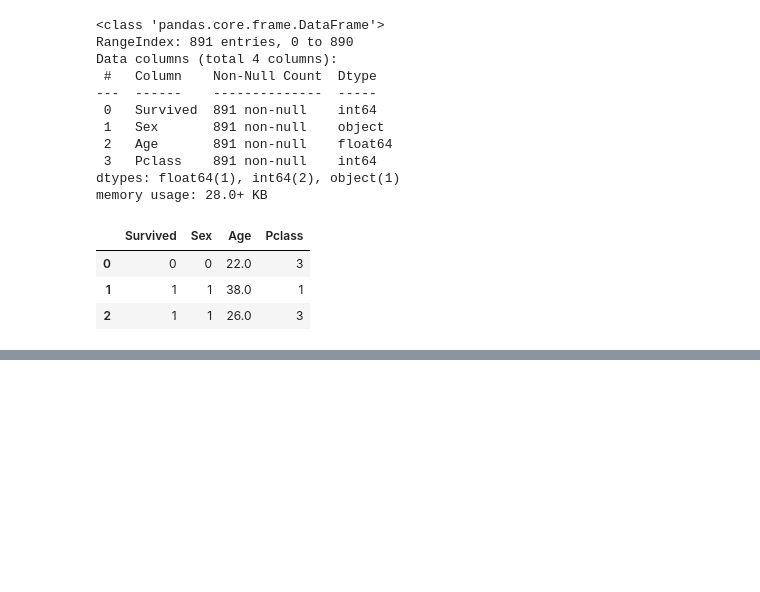
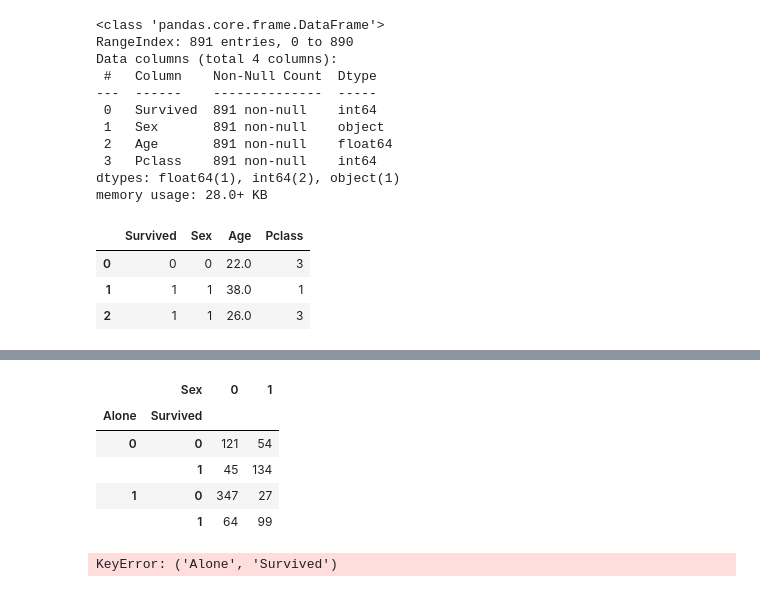
Before and after one commit to diego3008/titanic_survival, a Jupyter notebook: titanic.ipynb, the cells around one changed output, grey strips where cells are left out. Drawn from its saved outputs; the diff is of its cells as text; code cells hidden in the pictures; blank space fills up the shorter version.

```diff
--- a/titanic.ipynb
+++ b/titanic.ipynb
@@ -150,0 +163,3 @@ train_set[["Survived", "Sex",  "Age", "Pclass"]].head(3)
+# %%
+grouped_accompanied_people = train_set.groupby(["Sex", "Alone", "Survived"]).count()["PassengerId"]
+print(grouped_accompanied_people)
@@ -150,0 +177,14 @@ train_set[["Survived", "Sex",  "Age", "Pclass"]].head(3)
+# %%
+grouped_accompanied_people.unstack(level=0)
+# %% [output]
+|  | Sex | 0 | 1 |
+| Alone | Survived |  |  |
+| 0 | 0 | 121 | 54 |
+|  | 1 | 45 | 134 |
+| 1 | 0 | 347 | 27 |
+|  | 1 | 64 | 99 |
+# %%
+(grouped_accompanied_people.unstack(level=0).plot.bar())
+plt.show()
+# %% [output]
+KeyError: ('Alone', 'Survived')
```
Also changed, not shown: parts of 3 cells of this notebook.
